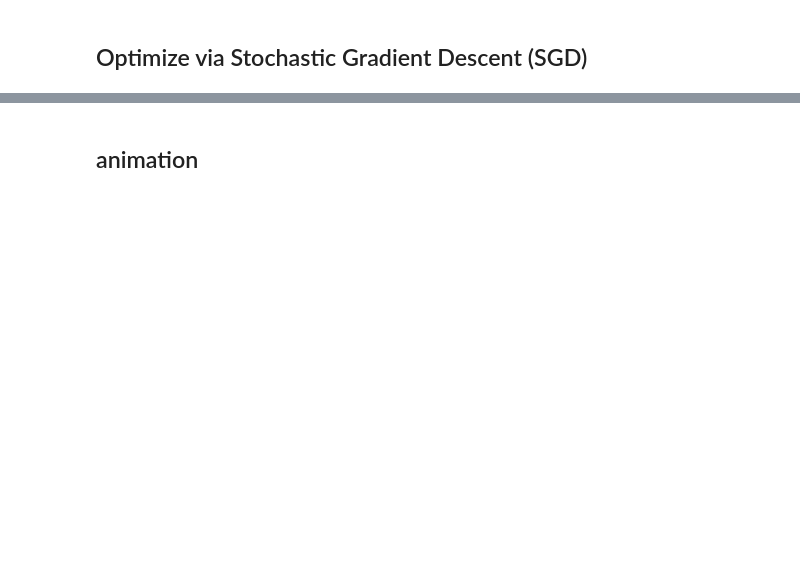
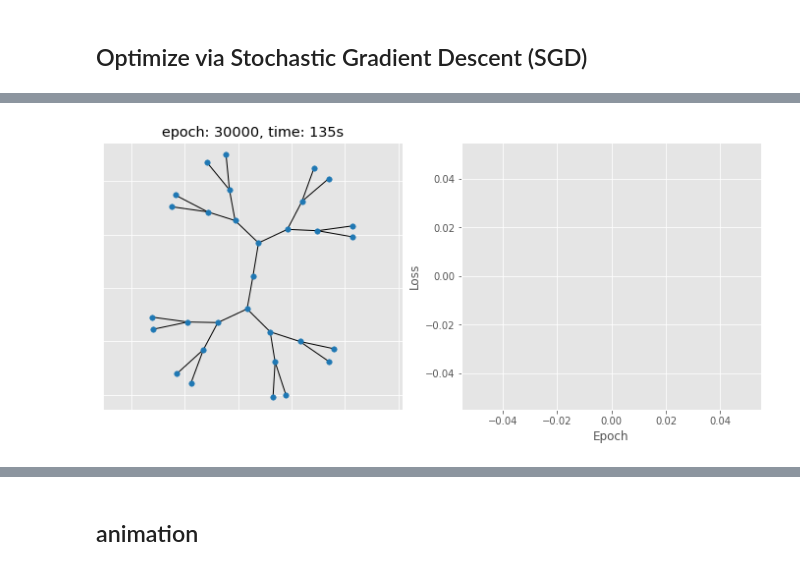
Before and after one commit to tiga1231/graph-drawing, a Jupyter notebook: crossing-angle-maximization.ipynb, the cells around one changed output, grey strips where cells are left out. Drawn from its saved outputs; the diff is of its cells as text; code cells hidden in the pictures; blank space fills up the shorter version.

Commit message:
more graph types, graph2json

```diff
--- a/crossing-angle-maximization.ipynb
+++ b/crossing-angle-maximization.ipynb
@@ -123,7 +125,10 @@ def draw_graph_3d(ax, x, G, grad=None, alpha=0.1):
                  -grad[:,0], -grad[:,1], -grad[:,2], length=4, colors='C1')
     return ax
 
-def plot(X, G, lossHistory, lrHistory, i, totalTime, show=False, save=True, grad=False):
+def plot(X, G, lossHistory, lrHistory, i, totalTime,
+         show=False, save=True, grad=False,
+        saveDir=None):
+
     x = X.detach().cpu().numpy()
 
     if grad:
@@ -167,7 +172,12 @@ def plot(X, G, lossHistory, lrHistory, i, totalTime, show=False, save=True, grad
 #     plt.ylabel('LR')
 
     if save:
-        plt.savefig(f'fig/epoch{i}.png')
+        if saveDir is None:
+            saveDir = f'fig/'
+        if not Path(saveDir).exists():
+            os.makedirs(saveDir)
+        fn = saveDir + f'/epoch{i}.png'
+        plt.savefig(fn)
 
     if show:
         plt.show()
@@ -247,8 +340,8 @@ def update_angle(X, i, j, k, l, base_lr=1, direction='orthogonal'):
 
 print('generating graph...')
 # G = nx.path_graph(10)
-# G = nx.cycle_graph(100)
-G = nx.balanced_tree(2,5)
+# G = nx.cycle_graph(30)
+G = nx.balanced_tree(2,4)
 # G = nx.connected_watts_strogatz_graph(10,5,0.5)
 # G = file2graph('./facebook/0.edges')
 # G = file2graph('./facebook/107.edges')
@@ -266,6 +359,8 @@ neighborSizes = Adj.sum(dim=1).int()
 nodeCount = Adj.shape[0]
 eye = torch.eye(Adj.shape[0], device=device)
 truth = Adj + eye
+
+nodes = list(G.nodes)
 edges = list(G.edges)
 # %% [output]
 generating graph...
@@ -332,0 +389,61 @@ for i in iterBar:
+# %%
+
+for frac in range(0,101,10):
+    #init
+    saveDir = f'fig/stress{int(frac):03d}-angle{int((100-frac)):03d}'
+    frac = frac / 100.0
+
+    X = X0.clone()
+    X.requires_grad_()
+    optimizer = optim.SGD([X], lr=0.1, momentum=0.1)
+    stressHistory = []
+    totalTime = 0
+    niter = 30001
+
+    iterBar = tqdm(range(niter))
+    for i in iterBar:
+        t0 = time.time()
+        lr = getLR(i, base_lr=0.1)
+        optimizer.param_groups[0]['lr'] = lr
+        if X.grad is not None:
+            X.grad.fill_(0.0)
+        else:
+            X.grad = torch.zeros_like(X.data)
+
+        ##vis
+        if i % 500 == 0:
+    #         iterBar.set_postfix({'stress': s, })
+            plot(X, G, [], [], i, totalTime, show=True,
+                 save=True, saveDir=saveDir,
+                 grad=False)
+
+
+        ## stress
+        n1 = i%len(nodes)
+        n2 = (i//len(nodes))%len(nodes)
+#         n1, n2 = random.choices(nodes, k=2)
+        grad_n1, grad_n2 = stress_grad(X, D, W, n1, n2, base_lr=10)
+        X.grad[n1,:] += frac * grad_n1
+        X.grad[n2,:] += frac * grad_n2
+
+
+        ## angle
+        e1, e2 = random.choices(edges, k=2)
+        c=0
+        while not has_crossing(X[e1,:], X[e2,:], includeEndpoints=True)\
+            and c<10:
+            e1, e2 = random.choices(edges, k=2)
+            c+=1
+        if c<10:
+            al = (1-frac) * angle_loss(X, e1, e2)
+            al.backward()
+
+        ## step
+        optimizer.step()
+
+
+        ##debug info
+        dt = time.time() - t0
+        totalTime += dt
+# %% [output]
+[figure, added]
```
Also changed, not shown: parts of 10 cells of this notebook, 3 other files.
